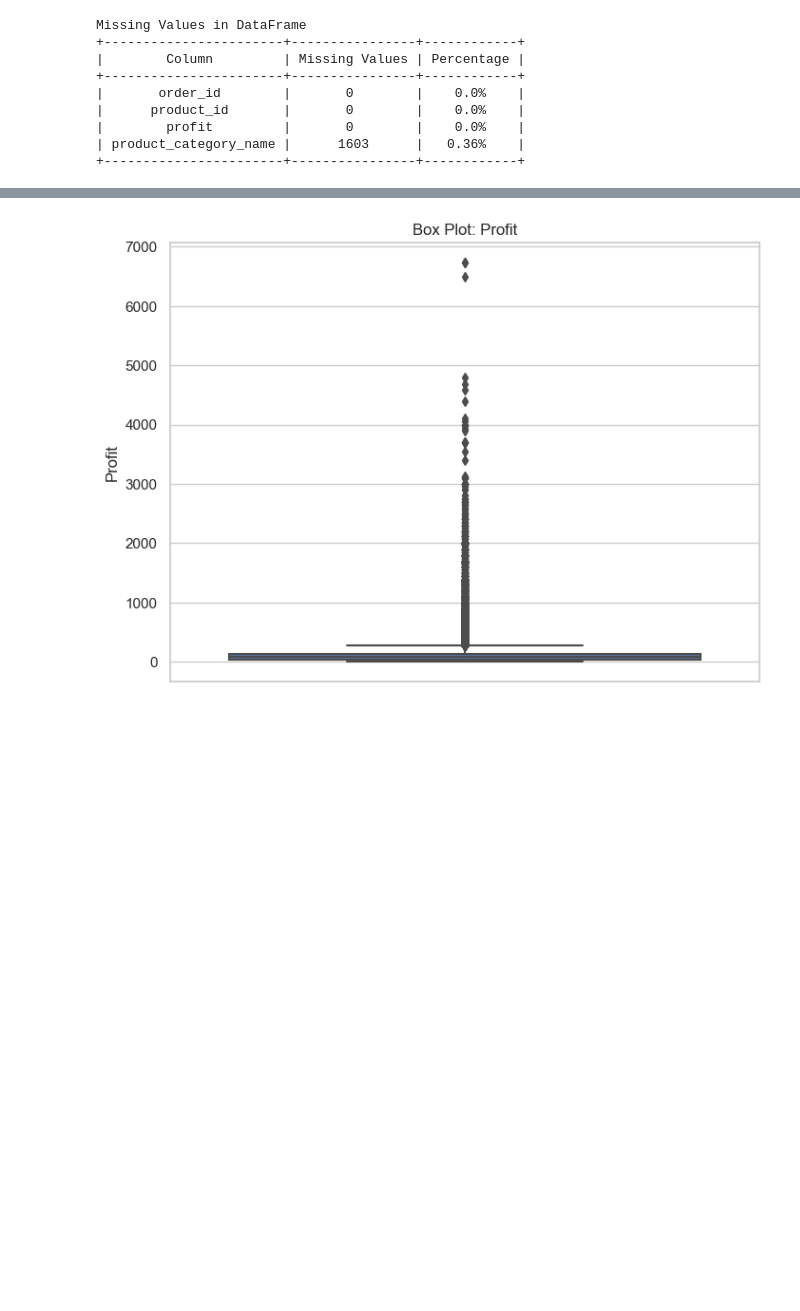
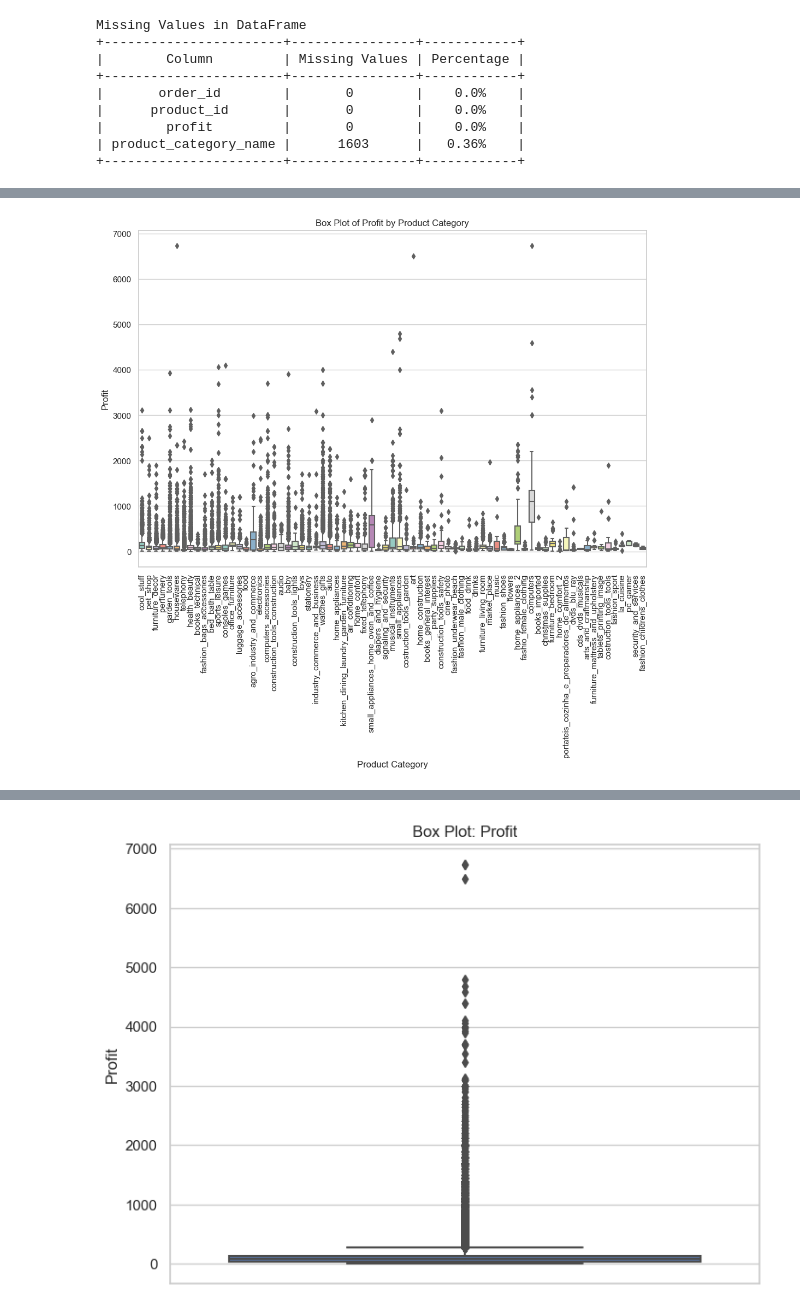
Before and after one commit to esvm4/225IS1401, a Jupyter notebook: Cross_FEACP/eda.ipynb, the cells around one changed output, grey strips where cells are left out. Cells and saved outputs as stored; diff of their text form; code cells hidden in the pictures; blank space fills up the shorter version.

```diff
--- a/Cross_FEACP/eda.ipynb
+++ b/Cross_FEACP/eda.ipynb
@@ -114,0 +130,13 @@ plt.show()
+# %%
+plt.figure(figsize=(12, 8))
+sns.set(style="whitegrid")
+sns.boxplot(x='product_category_name', y='profit', data=merged_df, palette='Set3')
+
+plt.title('Box Plot of Profit by Product Category')
+plt.xlabel('Product Category')
+plt.ylabel('Profit')
+
+plt.xticks(rotation=90)
+plt.show()
+# %% [output]
+[figure, added]
```
Also changed, not shown: parts of 10 cells of this notebook.
